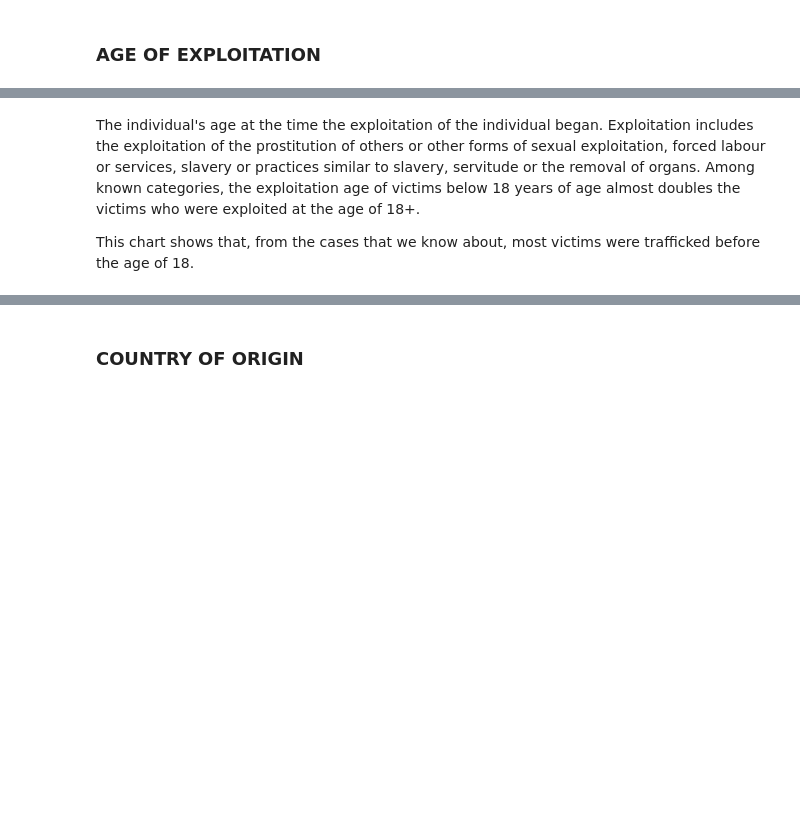
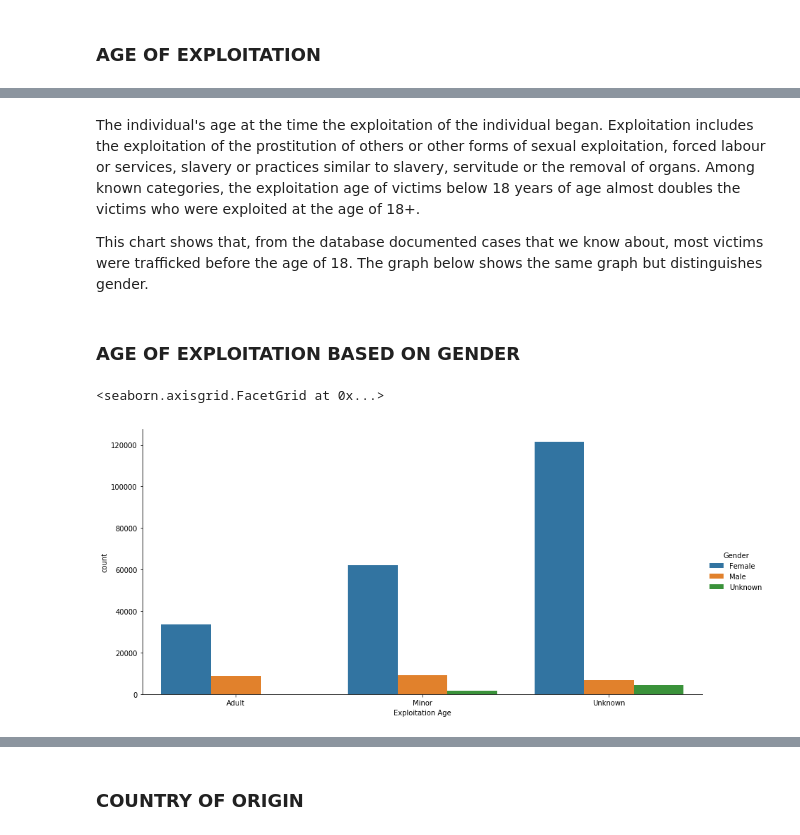
Before and after one commit to sitkadude/HUMAN_TRAFFICKING_PROJECT, a Jupyter notebook: PROject.ipynb, the cells around one changed output, grey strips where cells are left out. Cells and saved outputs as stored; diff of their text form; code cells hidden in the pictures; blank space fills up the shorter version.

```diff
--- a/PROject.ipynb
+++ b/PROject.ipynb
@@ -196,4 +223,18 @@ sns.catplot(
 # %% [markdown]
 The individual's age at the time the exploitation of the individual began. Exploitation includes the exploitation of the prostitution of others or other forms of sexual exploitation, forced labour or services, slavery or practices similar to slavery, servitude or the removal of organs. Among known categories, the exploitation age of victims below 18 years of age almost doubles the victims who were exploited at the age of 18+.
 
-This chart shows that, from the cases that we know about, most victims were trafficked before the age of 18.
+This chart shows that, from the database documented cases that we know about, most victims were trafficked before the age of 18. The graph below shows the same graph but distinguishes gender.
+# %% [markdown]
+### AGE OF EXPLOITATION BASED ON GENDER
+# %%
+sns.catplot(
+    x="Exploitation Age",
+    hue="Gender",
+    data=df,
+    kind="count",
+    height=6,
+    aspect=2,
+)
+# %% [output]
+<seaborn.axisgrid.FacetGrid at 0x...>
+[figure, added]
```
Also changed, not shown: parts of 22 cells of this notebook, 1 other file.
